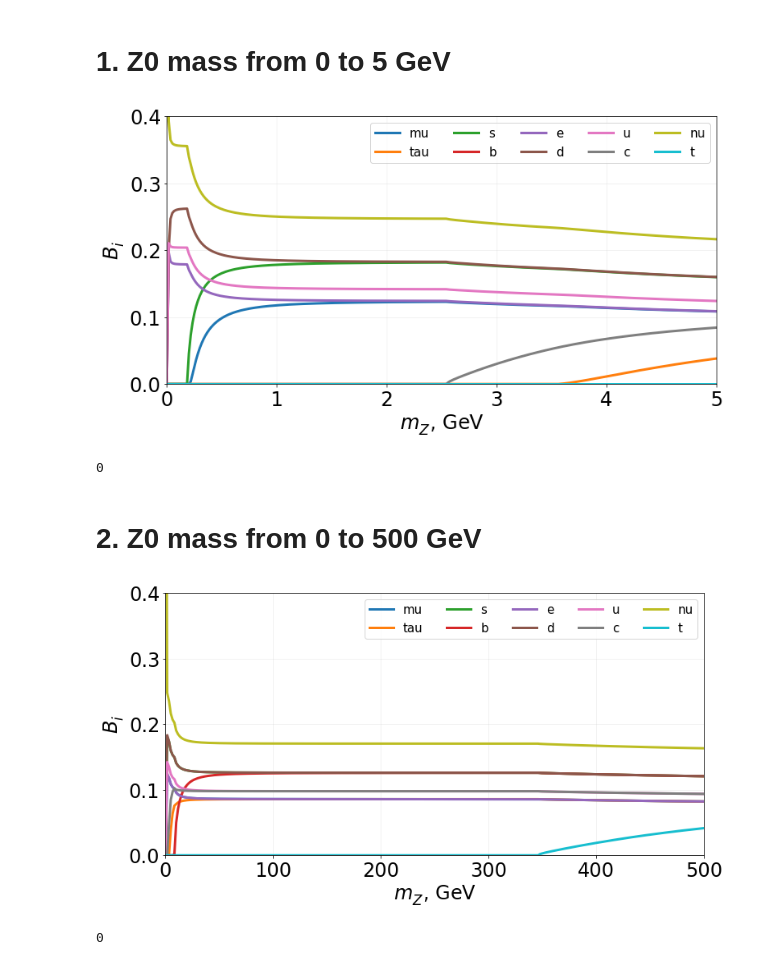
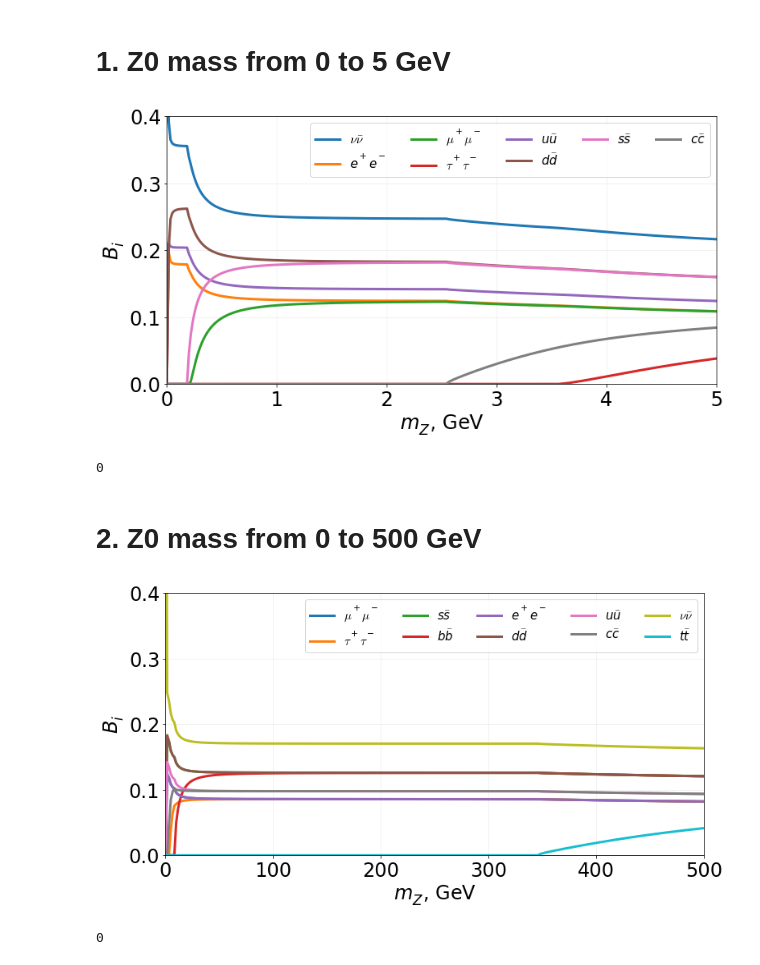
Before and after one commit to marialiubarska/qcd_class_2020, a Jupyter notebook: Z_boson_Br.ipynb, the cells around one changed output. Saved outputs shown, nothing was run; the diff lists cells and outputs as text; code cells hidden in the pictures.

Commit message:
fancy names!

```diff
--- a/Z_boson_Br.ipynb
+++ b/Z_boson_Br.ipynb
@@ -23,7 +23,7 @@ ferm_mass = {'nu'   :0.0,
             'b'     :4.180,
             't'     :173.210}
 
-g_vector = {'nu'   :0.5,
+g_vector = {'nu'    :0.5,
             'e'     :-0.038,
             'mu'    :-0.038,
             'tau'   :-0.038,
@@ -34,7 +34,7 @@ g_vector = {'nu'   :0.5,
             'b'     :-0.346,
             't'     :0.192}
 
-g_axial =  {'nu'   :-0.5,
+g_axial =  {'nu'    :-0.5,
             'e'     :0.5,
             'mu'    :0.5,
             'tau'   :0.5,
@@ -44,6 +44,17 @@ g_axial =  {'nu'   :-0.5,
             'c'     :0.5,
             'b'     :0.5,
             't'     :0.5}
+
+names =    {'nu'    :r'$\nu\bar{\nu}$',
+            'e'     :r'$e^+e^-$',
+            'mu'    :r'$\mu^+\mu^-$',
+            'tau'   :r'$\tau^+\tau^-$',
+            'u'     :r'$u\bar{u}$',
+            'd'     :r'$d\bar{d}$',
+            's'     :r'$s\bar{s}$',
+            'c'     :r'$c\bar{c}$',
+            'b'     :r'$b\bar{b}$',
+            't'     :r'$t\bar{t}$'}
 # %% [markdown]
 functions definitions
 # %%
@@ -99,7 +110,7 @@ def plot_br(mz_min=0.001, mz_max=5., fermion_keys=ferm_mass.keys()):
 
     for k in fermion_keys:
         plt.plot(z_mass, width(k, z_mass)/Gamma_tot,
-                 lw=3, label=k)
+                 lw=3, label=names[k])
 
     plt.legend(fontsize=15, ncol=5)
     plt.grid(alpha=0.2)
@@ -109,14 +120,14 @@ def plot_br(mz_min=0.001, mz_max=5., fermion_keys=ferm_mass.keys()):
 # %% [markdown]
 # 1. Z0 mass from 0 to 5 GeV
 # %%
-plot_br(mz_min=0.001, mz_max=5.)
+plot_br(mz_min=0.001, mz_max=5., fermion_keys= ['nu', 'e','mu', 'tau','u','d','s','c'])
 # %% [output]
-[figure, old version]
+[figure, new version]
 0
 # %% [markdown]
 # 2. Z0 mass from 0 to 500 GeV
 # %%
 plot_br(mz_min=0.001, mz_max=500.)
 # %% [output]
-[figure, old version]
+[figure, new version]
 0
```
Also changed, not shown: 1 other file.
